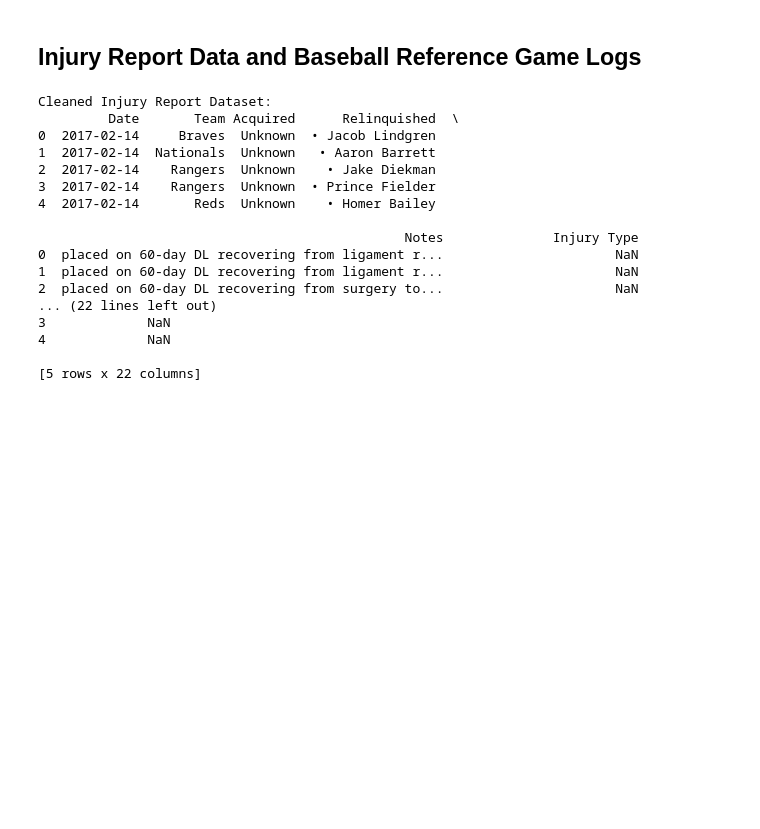
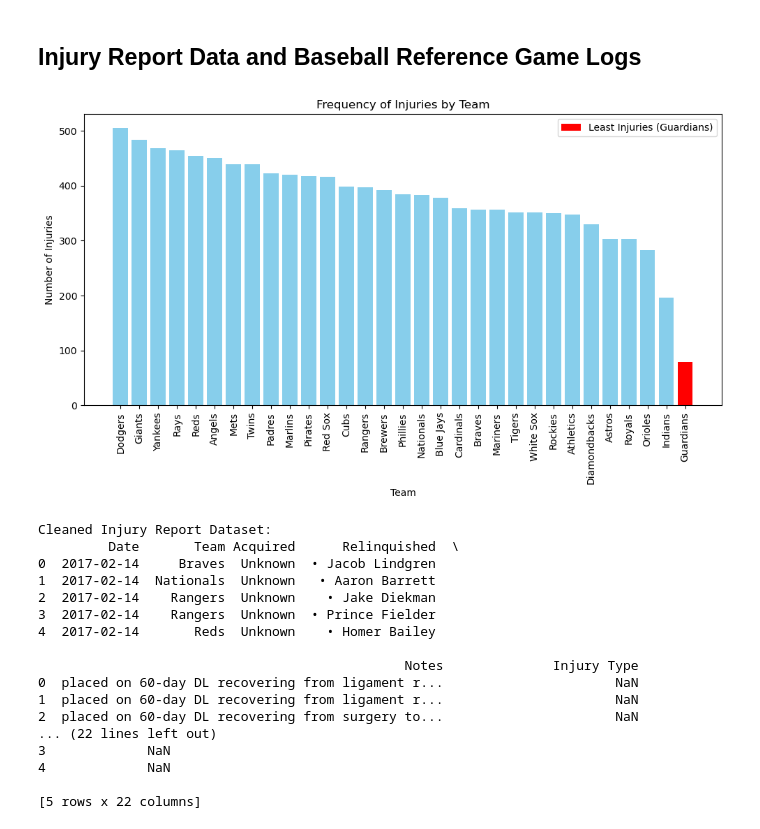
Before and after one commit to Al-Zhen/COGS108-Project, a Jupyter notebook: EDACheckpoint_Group071-FA24.ipynb, the cells around one changed output. Saved outputs shown, nothing was run; the diff lists cells and outputs as text; code cells hidden in the pictures; blank space fills up the shorter version.

Commit message:
Update EDACheckpoint_Group071-FA24.ipynb
Injury data analysis

```diff
--- a/EDACheckpoint_Group071-FA24.ipynb
+++ b/EDACheckpoint_Group071-FA24.ipynb
@@ -502,6 +503,33 @@ game_log_2019 = pd.read_csv('data/2019 - Gamelog.csv')
 game_log_2021 = pd.read_csv('data/2021 - Gamelog.csv')
 game_log_2022 = pd.read_csv('data/2022 - Gamelog.csv')
 game_log_2023 = pd.read_csv('data/2023 - Gamelog.csv')
+# %%
+file_path = 'C:\github\Group071-FA24\data\Injury_report.csv'
+df = pd.read_csv(file_path)
+
+# Calculating the frequency of injured players by each team
+team_injury_counts = df['Team'].value_counts()
+
+# Finding the team with the least number of injuries
+team_with_least_injuries = team_injury_counts.idxmin()
+least_injury_count = team_injury_counts.min()
+
+# Creating a bar chart to show the frequency of injuries for each team
+plt.figure(figsize=(10, 6))
+plt.bar(team_injury_counts.index, team_injury_counts.values, color='skyblue')
+plt.xlabel('Team')
+plt.ylabel('Number of Injuries')
+plt.title('Frequency of Injuries by Team')
+plt.xticks(rotation=90)
+
+# Highlighting the team with the least number of injuries
+plt.bar(team_with_least_injuries, least_injury_count, color='red', label=f'Least Injuries ({team_with_least_injuries})')
+
+plt.legend()
+plt.tight_layout()
+plt.show()
+# %% [output]
+[figure, added]
 # %%
 injury_report_cleaned = injury_report.copy()
 
```
Also changed, not shown: parts of 1 cell of this notebook.
